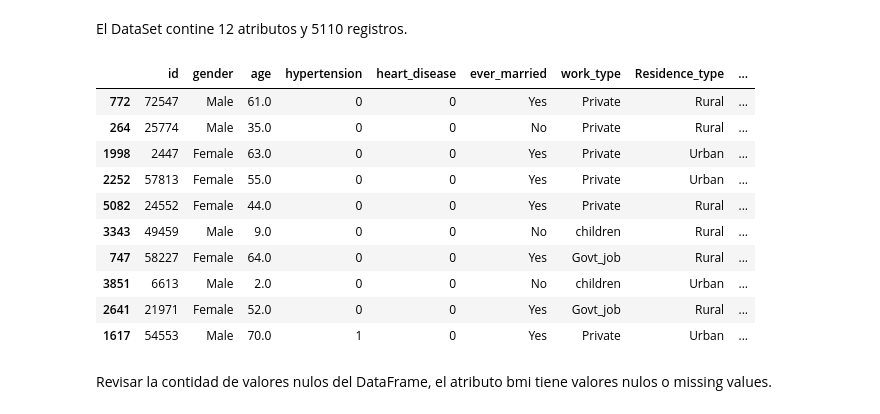
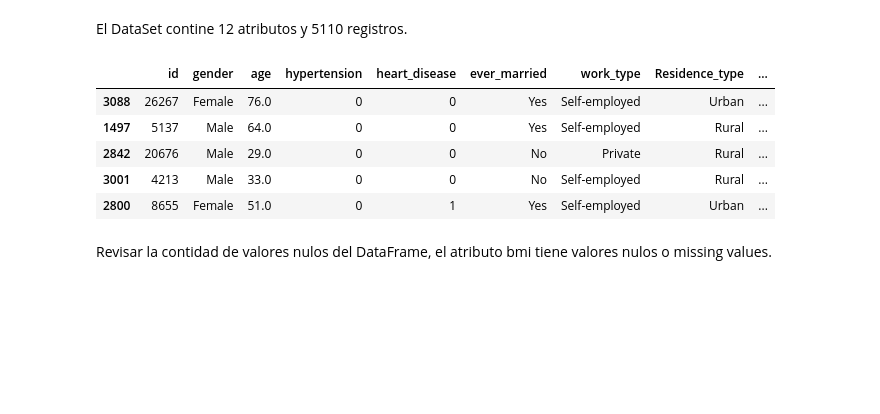
Before and after one commit to ivansalinassilva2026/app_cd, a Jupyter notebook: notebooks/Trabajo_Final.ipynb, the cells around one changed output. Drawn from its saved outputs; the diff is of its cells as text; code cells hidden in the pictures; blank space fills up the shorter version.

```diff
--- a/notebooks/Trabajo_Final.ipynb
+++ b/notebooks/Trabajo_Final.ipynb
@@ -87,19 +64,14 @@ df.shape
 # %% [markdown]
 El DataSet contine 12 atributos y 5110 registros.
 # %%
-df.sample(10)
+df.sample(5)
 # %% [output]
 |  | id | gender | age | hypertension | heart_disease | ever_married | work_type | Residence_type | ... |
-| 772 | 72547 | Male | 61.0 | 0 | 0 | Yes | Private | Rural | ... |
-| 264 | 25774 | Male | 35.0 | 0 | 0 | No | Private | Rural | ... |
-| 1998 | 2447 | Female | 63.0 | 0 | 0 | Yes | Private | Urban | ... |
-| 2252 | 57813 | Female | 55.0 | 0 | 0 | Yes | Private | Urban | ... |
-| 5082 | 24552 | Female | 44.0 | 0 | 0 | Yes | Private | Rural | ... |
-| 3343 | 49459 | Male | 9.0 | 0 | 0 | No | children | Rural | ... |
-| 747 | 58227 | Female | 64.0 | 0 | 0 | Yes | Govt_job | Rural | ... |
-| 3851 | 6613 | Male | 2.0 | 0 | 0 | No | children | Urban | ... |
-| 2641 | 21971 | Female | 52.0 | 0 | 0 | Yes | Govt_job | Rural | ... |
-| 1617 | 54553 | Male | 70.0 | 1 | 0 | Yes | Private | Urban | ... |
+| 3088 | 26267 | Female | 76.0 | 0 | 0 | Yes | Self-employed | Urban | ... |
+| 1497 | 5137 | Male | 64.0 | 0 | 0 | Yes | Self-employed | Rural | ... |
+| 2842 | 20676 | Male | 29.0 | 0 | 0 | No | Private | Rural | ... |
+| 3001 | 4213 | Male | 33.0 | 0 | 0 | No | Self-employed | Rural | ... |
+| 2800 | 8655 | Female | 51.0 | 0 | 1 | Yes | Self-employed | Urban | ... |
 # %% [markdown]
 Revisar la contidad de valores nulos del DataFrame, el atributo bmi tiene valores nulos o missing values.
 # %%
```
Also changed, not shown: parts of 2 cells of this notebook.
